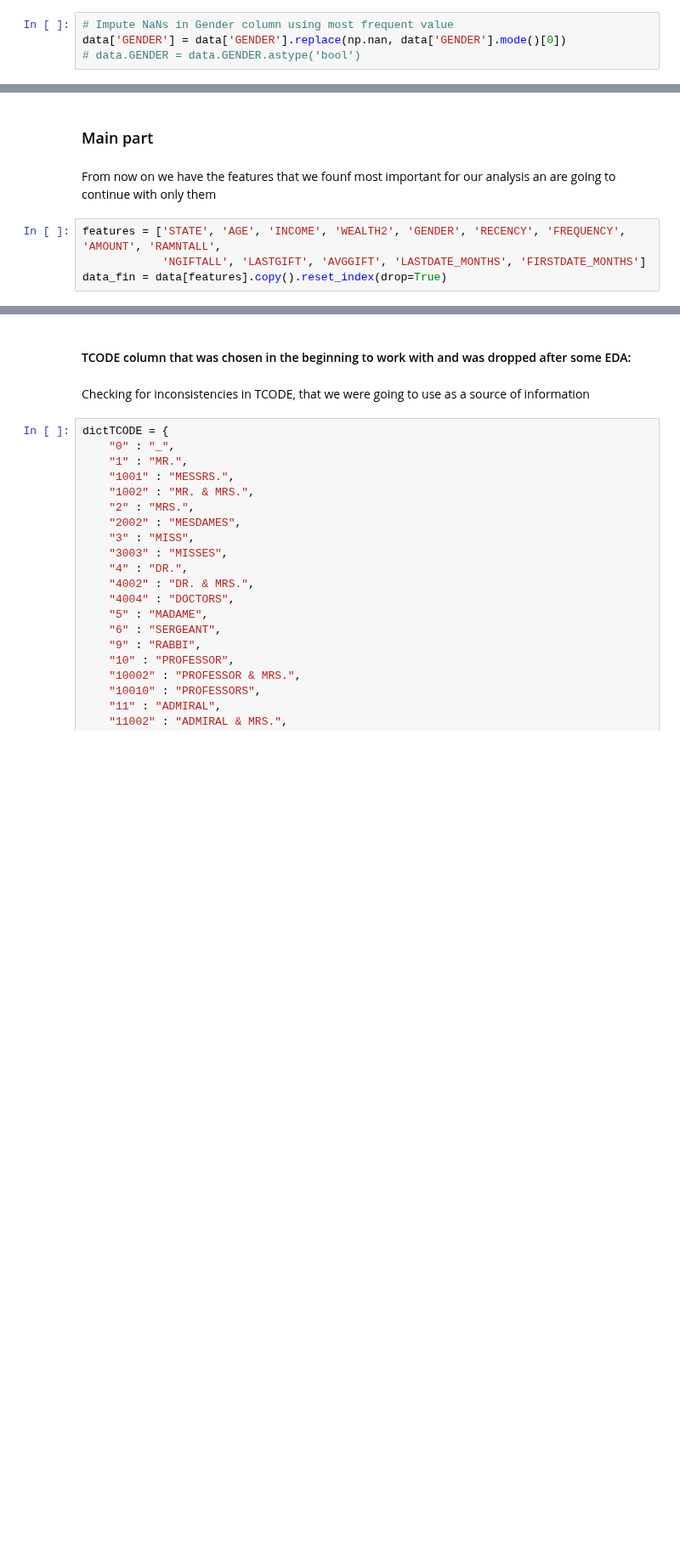
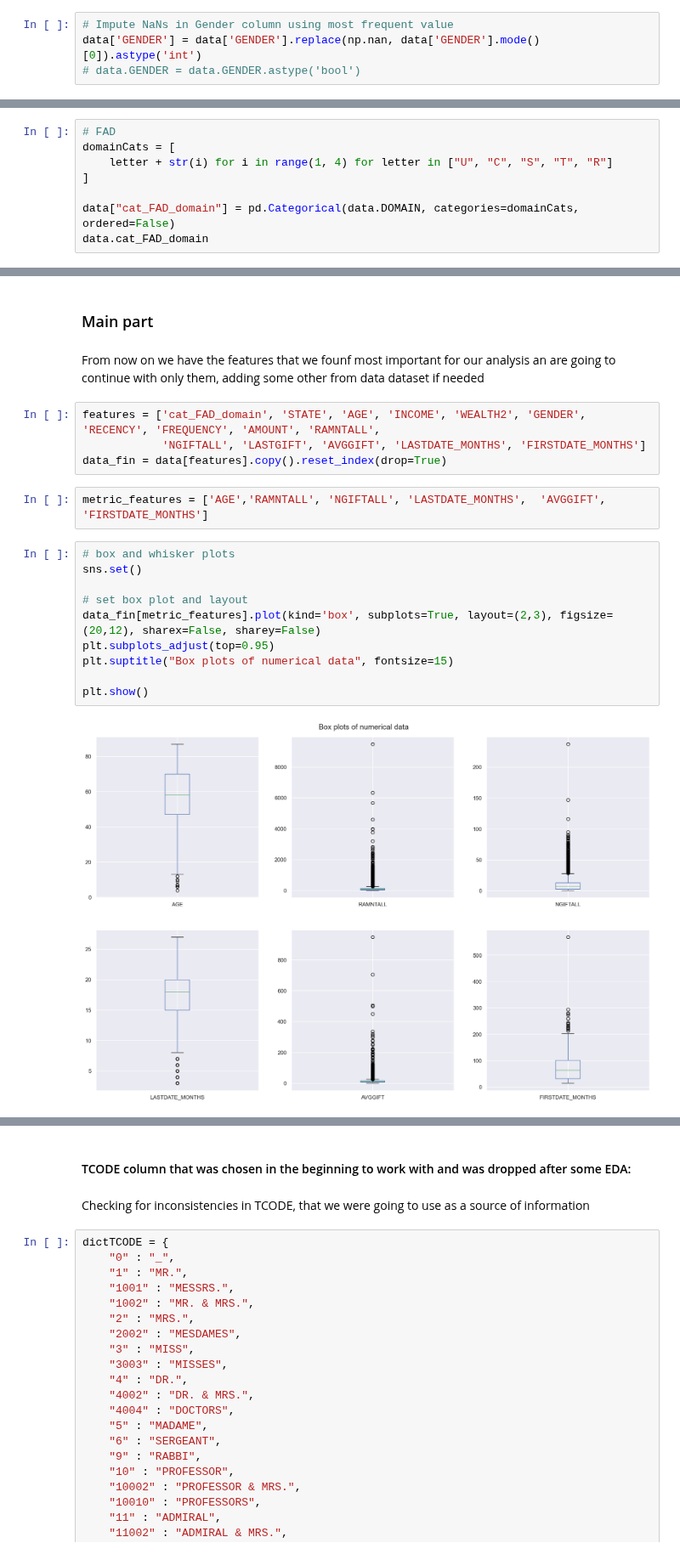
Before and after one commit to fredericosantos/ims_DM_Project, a Jupyter notebook: svitlana_new.ipynb, the cells around one changed output, grey strips where cells are left out. Shown at 85% size. Drawn from its saved outputs; the diff is of its cells as text; blank space fills up the shorter version.

```diff
--- a/svitlana_new.ipynb
+++ b/svitlana_new.ipynb
@@ -502,7 +489,7 @@ Number of NaNs in Gender: 3257
 Name: GENDER, dtype: int64
 # %%
 # Impute NaNs in Gender column using most frequent value
-data['GENDER'] = data['GENDER'].replace(np.nan, data['GENDER'].mode()[0])
+data['GENDER'] = data['GENDER'].replace(np.nan, data['GENDER'].mode()[0]).astype('int')
 # data.GENDER = data.GENDER.astype('bool')
 # %% [markdown]
 #### TCODE column exploration is added in the end of notebook
@@ -508,0 +498,8 @@ data['GENDER'] = data['GENDER'].replace(np.nan, data['GENDER'].mode()[0])
+# %%
+# FAD
+domainCats = [
+    letter + str(i) for i in range(1, 4) for letter in ["U", "C", "S", "T", "R"]
+]
+
+data["cat_FAD_domain"] = pd.Categorical(data.DOMAIN, categories=domainCats, ordered=False)
+data.cat_FAD_domain
@@ -510,10 +521,24 @@ data['GENDER'] = data['GENDER'].replace(np.nan, data['GENDER'].mode()[0])
 ### Main part
 # %% [markdown]
 From now on we have the features that we founf most important for our analysis
-an are going to continue with only them
+an are going to continue with only them, adding some other from data dataset if needed
 # %%
-features = ['STATE', 'AGE', 'INCOME', 'WEALTH2', 'GENDER', 'RECENCY', 'FREQUENCY', 'AMOUNT', 'RAMNTALL',
+features = ['cat_FAD_domain', 'STATE', 'AGE', 'INCOME', 'WEALTH2', 'GENDER', 'RECENCY', 'FREQUENCY', 'AMOUNT', 'RAMNTALL',
             'NGIFTALL', 'LASTGIFT', 'AVGGIFT', 'LASTDATE_MONTHS', 'FIRSTDATE_MONTHS']
 data_fin = data[features].copy().reset_index(drop=True)
+# %%
+metric_features = ['AGE','RAMNTALL', 'NGIFTALL', 'LASTDATE_MONTHS',  'AVGGIFT', 'FIRSTDATE_MONTHS']
+# %%
+# box and whisker plots
+sns.set()
+
+# set box plot and layout
+data_fin[metric_features].plot(kind='box', subplots=True, layout=(2,3), figsize=(20,12), sharex=False, sharey=False)
+plt.subplots_adjust(top=0.95)
+plt.suptitle("Box plots of numerical data", fontsize=15)
+
+plt.show()
+# %% [output]
+[figure, added]
 # %%
 dtale.show(data_fin, ignore_duplicate=True)
```
Also changed, not shown: parts of 11 cells of this notebook.
